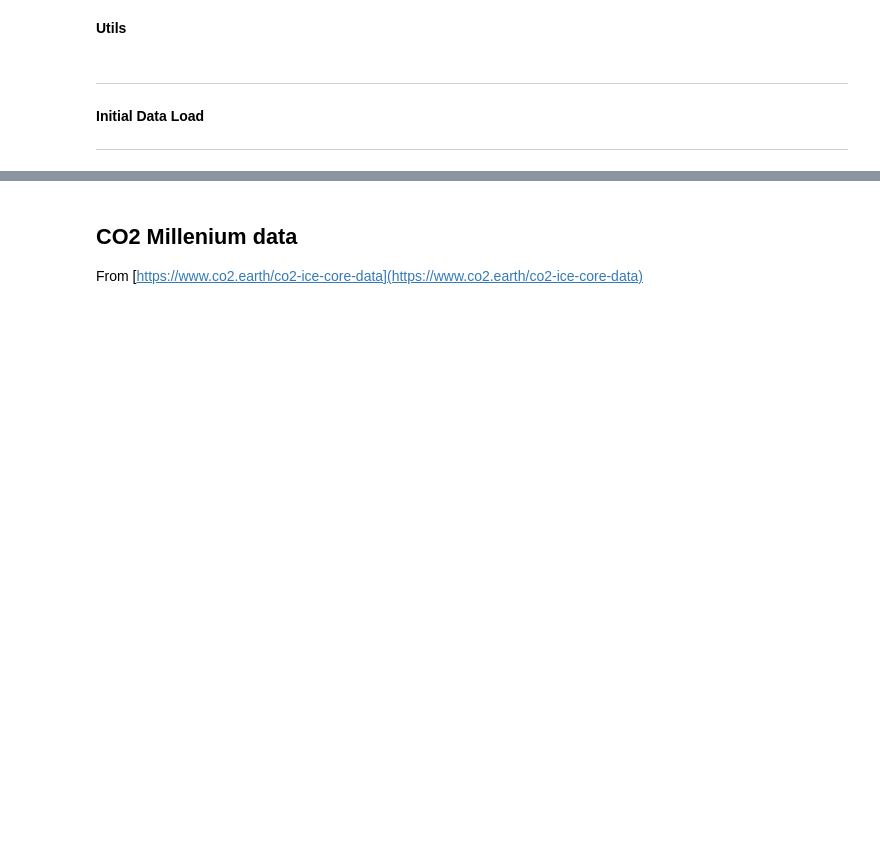
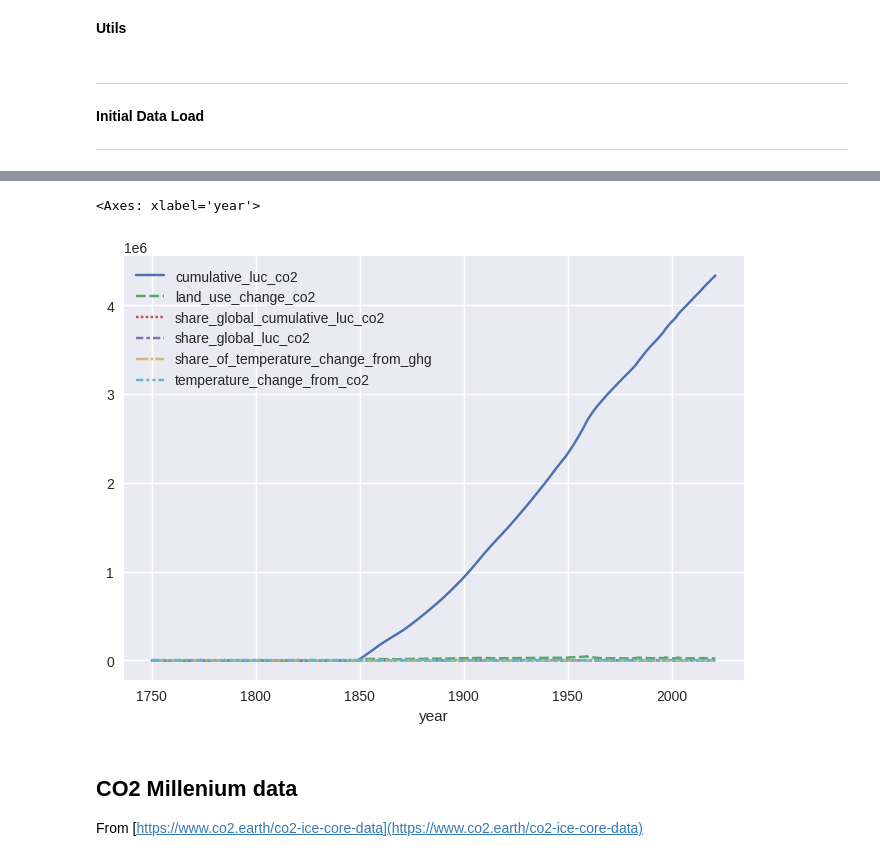
Before and after one commit to kentbutler/climate-data-model, a Jupyter notebook: src/Dataset_EDA.ipynb, the cells around one changed output, grey strips where cells are left out. Cells and saved outputs as stored; diff of their text form; code cells hidden in the pictures; blank space fills up the shorter version.

```diff
--- a/src/Dataset_EDA.ipynb
+++ b/src/Dataset_EDA.ipynb
@@ -85,0 +91,2 @@ def df_retain(df, columns, debug=False):
+# %%
+df = pd.read_csv(DATA_PATH + 'owid-co2-data.csv')
@@ -85,0 +141,4 @@ def df_retain(df, columns, debug=False):
+# %%
+df = df_retain(df, ['year','share_global_cumulative_luc_co2','share_global_luc_co2','share_of_temperature_change_from_ghg', 'temperature_change_from_co2','land_use_change_co2','cumulative_luc_co2'])
+# %%
+df = df.groupby('year').sum()
@@ -86,3 +147,8 @@ def df_retain(df, columns, debug=False):
+# %%
+sns.lineplot(data=df)
+# %% [output]
+<Axes: xlabel='year'>
+[figure, added]
 # %% [markdown]
 ## CO2 Millenium data
 
```
Also changed, not shown: parts of 55 cells of this notebook, 10 other files.
